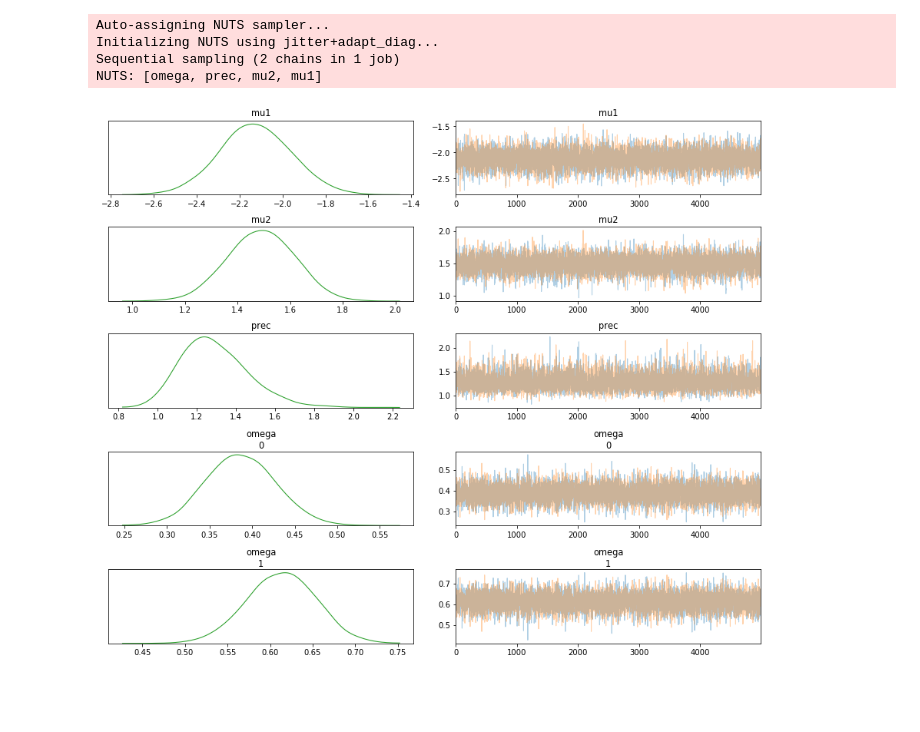
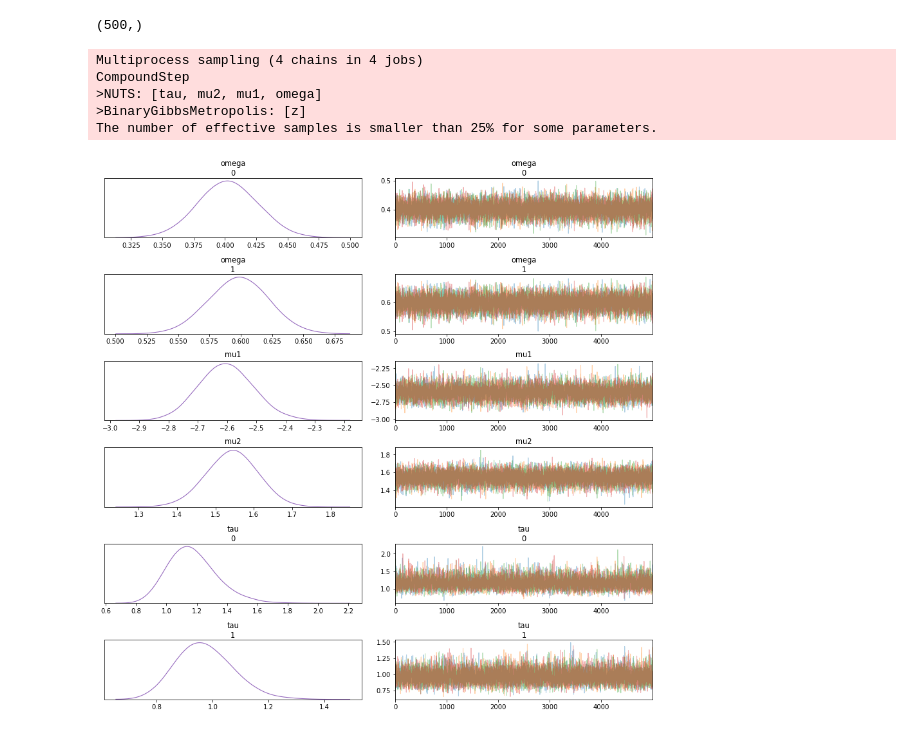
Before and after one commit to sujitpal/bayesian-stats-examples, a Jupyter notebook: techniques-and-models/w04-11h-mixture-models.ipynb, the cells around one changed output. Cells and saved outputs as stored; diff of their text form; code cells hidden in the pictures; blank space fills up the shorter version.

```diff
--- a/techniques-and-models/w04-11h-mixture-models.ipynb
+++ b/techniques-and-models/w04-11h-mixture-models.ipynb
@@ -37,0 +29,11 @@ mixture_df.head()
+# %%
+p = [0.4, 0.6]
+dist_1 = stats.norm.rvs(loc=-2.5, scale=1, size=int(500 * p[0]))
+dist_2 = stats.norm.rvs(loc=1.5, scale=1, size=int(500 * p[1]))
+
+data = []
+data.extend([(1, d) for d in dist_1])
+data.extend([(2, d) for d in dist_2])
+# %%
+gen_df = pd.DataFrame(data, columns=["d", "v"])
+gen_df.head()
@@ -57,26 +78,34 @@ y.shape
+# %%
+k = 2   # number of distributions
+
+y = gen_df["v"].values
+y.shape
+# %% [output]
+(500,)
 # %%
 model_1 = pm.Model()
 with model_1:
+
+    omega = pm.Dirichlet("omega", a=np.array([1] * k))
+    z = pm.Categorical("z", p=omega, shape=len(y))
+
     mu1 = pm.Normal("mu1", mu=-1.0, sigma=1e2)
     mu2 = pm.Normal("mu2", mu=1.0, sigma=1e2)
-    prec = pm.InverseGamma("prec", alpha=0.5, beta=0.5)
-    sig = pm.math.sqrt(prec)
+    mus = pm.math.stack([mu1, mu2])
 
-    omega = pm.Dirichlet("omega", a=np.array([1, 1]), shape=2)
+    tau = pm.InverseGamma("tau", alpha=0.5, beta=0.5, shape=k)
+    sig = pm.math.sqrt(tau)
 
-    z1 = pm.Normal.dist(mu=mu1, sigma=sig)
-    z2 = pm.Normal.dist(mu=mu2, sigma=sig)
+    y_obs = pm.Normal("y_obs", mu=mus[z], sd=sig[z], observed=y)
 
-    y_obs = pm.Mixture("y_obs", w=omega, comp_dists=[z1, z2], observed=y)
-
-
-    trace_1 = pm.sample(5000, tune=1000, cores=1)
+    trace_1 = pm.sample(5000, tune=1000)
 # %% [output]
-Auto-assigning NUTS sampler...
-Initializing NUTS using jitter+adapt_diag...
-Sequential sampling (2 chains in 1 job)
-NUTS: [omega, prec, mu2, mu1]
+Multiprocess sampling (4 chains in 4 jobs)
+CompoundStep
+>NUTS: [tau, mu2, mu1, omega]
+>BinaryGibbsMetropolis: [z]
+The number of effective samples is smaller than 25% for some parameters.
 # %%
-_ = pm.traceplot(trace_1, combined=True, compact=False)
+_ = pm.traceplot(trace_1, varnames=["omega", "mu1", "mu2", "tau"], combined=True, compact=False)
 # %% [output]
-[figure, old version]
+[figure, new version]
```
Also changed, not shown: parts of 21 cells of this notebook, 1 other file.
